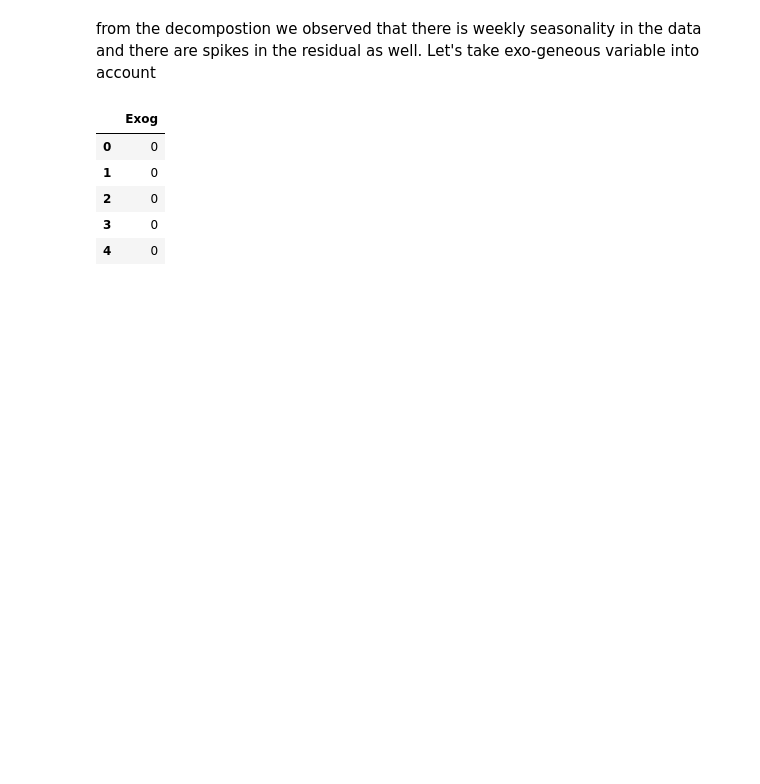
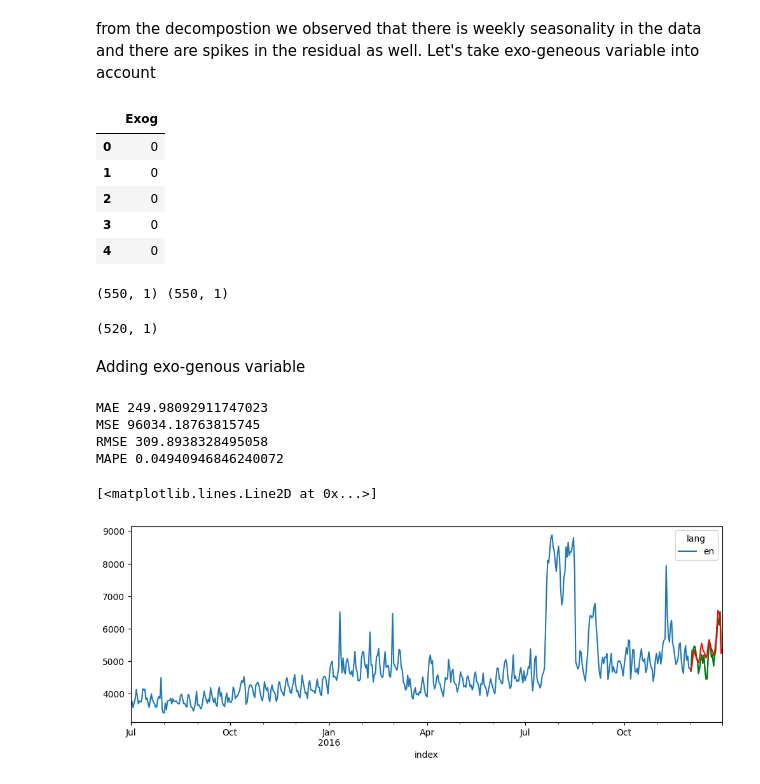
Before and after one commit to mahikshith/Adease_time_series, a Jupyter notebook: Ad_ease_time_series_prop.ipynb, the cells around one changed output. Drawn from its saved outputs; the diff is of its cells as text; code cells hidden in the pictures; blank space fills up the shorter version.

```diff
--- a/Ad_ease_time_series_prop.ipynb
+++ b/Ad_ease_time_series_prop.ipynb
@@ -515,3 +515,38 @@ ex_df.head()
 | 2 | 0 |
 | 3 | 0 |
 | 4 | 0 |
+# %%
+print(ex_df.shape, df_eng.shape)
+# %% [output]
+(550, 1) (550, 1)
+# %%
+train.shape
+# %% [output]
+(520, 1)
+# %% [markdown]
+Adding exo-genous variable
+# %%
+exog = ex_df.to_numpy()
+# %%
+# using exogenous in sarimax
+
+# test = df_eng.iloc[-30:]
+# train = df_eng.iloc[:-30]
+
+model = SARIMAX(train,order=(1,1,1),seasonal_order=(1,1,1,7) ,exog= exog[:-30]).fit()
+
+pred_ex = model.forecast(len(test),alpha=0.05,exog= exog[-30:])
+
+metrics(test,pred_ex)
+# %% [output]
+MAE 249.98092911747023
+MSE 96034.18763815745
+RMSE 309.8938328495058
+MAPE 0.04940946846240072
+# %%
+df_eng.plot(figsize=(12,4))
+plt.plot(test, color="green")
+plt.plot(pred_ex,label="sarimax_exo",color="red")
+# %% [output]
+[<matplotlib.lines.Line2D at 0x...>]
+[figure, added]
```
Also changed, not shown: parts of 55 cells of this notebook, 1 other file.
